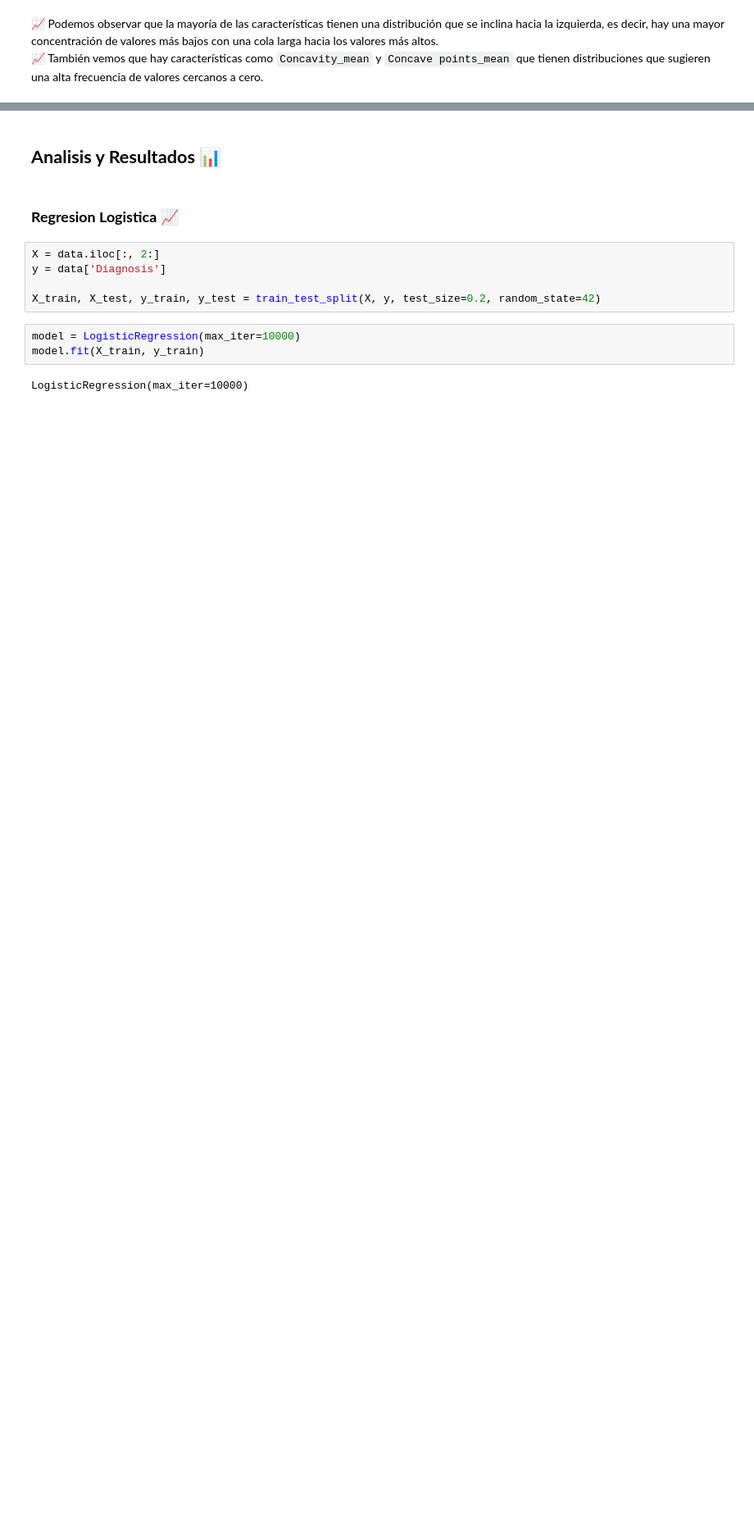
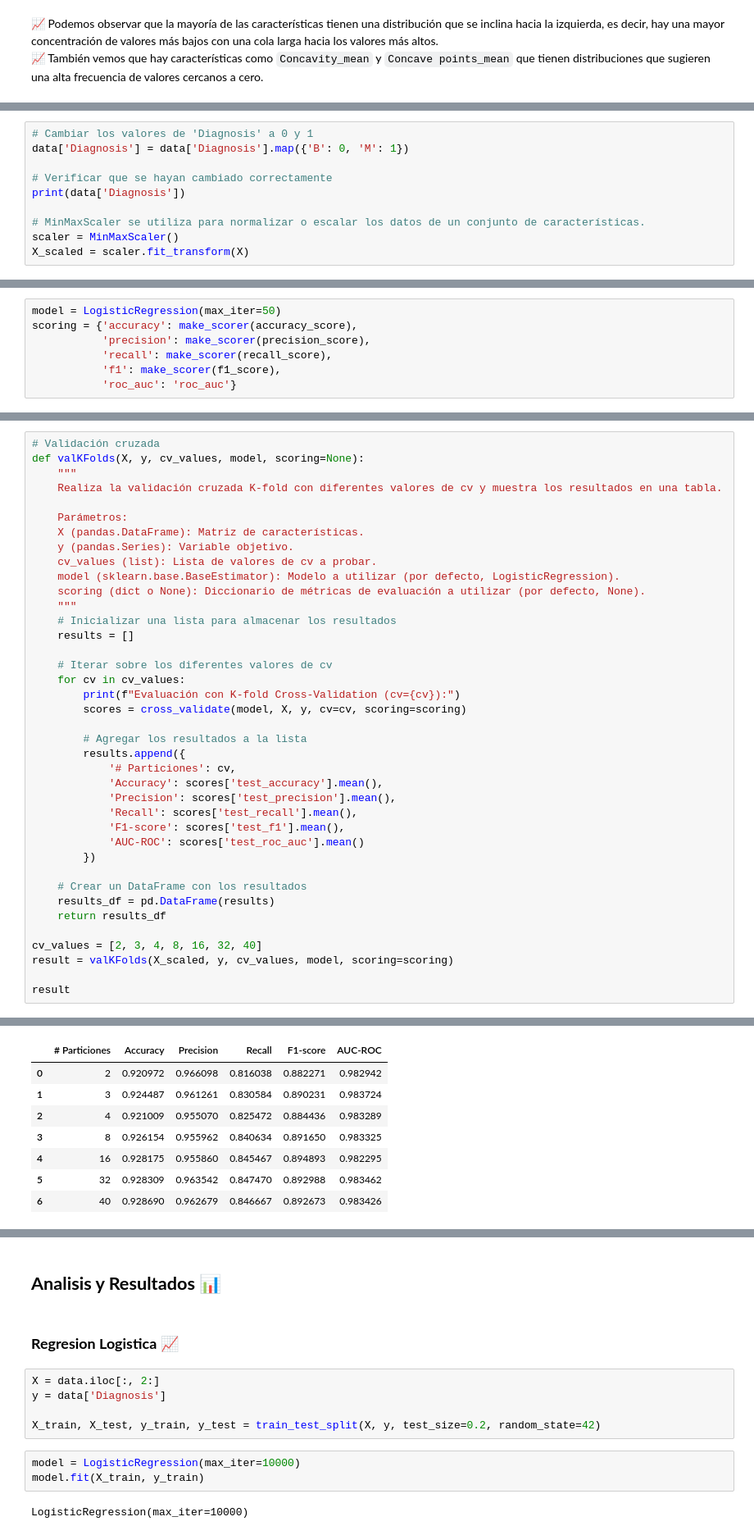
Before and after one commit to C0SS10/AI4ENG-II, a Jupyter notebook: Breast-Cancer-Wisconsin.ipynb, the cells around one changed output, grey strips where cells are left out. Shown: that part at 82% size. Drawn from its saved outputs; the diff is of its cells as text; blank space fills up the shorter version.

Commit message:
Add complete validation methodology 🤓

```diff
--- a/Breast-Cancer-Wisconsin.ipynb
+++ b/Breast-Cancer-Wisconsin.ipynb
@@ -189,0 +214,10 @@ plt.show()
+# %%
+# Cambiar los valores de 'Diagnosis' a 0 y 1
+data['Diagnosis'] = data['Diagnosis'].map({'B': 0, 'M': 1})
+
+# Verificar que se hayan cambiado correctamente
+print(data['Diagnosis'])
+
+# MinMaxScaler se utiliza para normalizar o escalar los datos de un conjunto de características.
+scaler = MinMaxScaler()
+X_scaled = scaler.fit_transform(X)
@@ -189,0 +237,7 @@ plt.show()
+# %%
+model = LogisticRegression(max_iter=50)
+scoring = {'accuracy': make_scorer(accuracy_score),
+           'precision': make_scorer(precision_score),
+           'recall': make_scorer(recall_score),
+           'f1': make_scorer(f1_score),
+           'roc_auc': 'roc_auc'}
@@ -189,0 +312,40 @@ plt.show()
+# %%
+# Validación cruzada
+def valKFolds(X, y, cv_values, model, scoring=None):
+    """
+    Realiza la validación cruzada K-fold con diferentes valores de cv y muestra los resultados en una tabla.
+
+    Parámetros:
+    X (pandas.DataFrame): Matriz de características.
+    y (pandas.Series): Variable objetivo.
+    cv_values (list): Lista de valores de cv a probar.
+    model (sklearn.base.BaseEstimator): Modelo a utilizar (por defecto, LogisticRegression).
+    scoring (dict o None): Diccionario de métricas de evaluación a utilizar (por defecto, None).
+    """
+    # Inicializar una lista para almacenar los resultados
+    results = []
+
+    # Iterar sobre los diferentes valores de cv
+    for cv in cv_values:
+        print(f"Evaluación con K-fold Cross-Validation (cv={cv}):")
+        scores = cross_validate(model, X, y, cv=cv, scoring=scoring)
+
+        # Agregar los resultados a la lista
+        results.append({
+            '# Particiones': cv,
+            'Accuracy': scores['test_accuracy'].mean(),
+            'Precision': scores['test_precision'].mean(),
+            'Recall': scores['test_recall'].mean(),
+            'F1-score': scores['test_f1'].mean(),
+            'AUC-ROC': scores['test_roc_auc'].mean()
+        })
+
+    # Crear un DataFrame con los resultados
+    results_df = pd.DataFrame(results)
+    return results_df
+
+cv_values = [2, 3, 4, 8, 16, 32, 40]
+result = valKFolds(X_scaled, y, cv_values, model, scoring=scoring)
+
+result
+# %% [output]
@@ -189,0 +359,8 @@ plt.show()
+|  | # Particiones | Accuracy | Precision | Recall | F1-score | AUC-ROC |
+| 0 | 2 | 0.920972 | 0.966098 | 0.816038 | 0.882271 | 0.982942 |
+| 1 | 3 | 0.924487 | 0.961261 | 0.830584 | 0.890231 | 0.983724 |
+| 2 | 4 | 0.921009 | 0.955070 | 0.825472 | 0.884436 | 0.983289 |
+| 3 | 8 | 0.926154 | 0.955962 | 0.840634 | 0.891650 | 0.983325 |
+| 4 | 16 | 0.928175 | 0.955860 | 0.845467 | 0.894893 | 0.982295 |
+| 5 | 32 | 0.928309 | 0.963542 | 0.847470 | 0.892988 | 0.983462 |
+| 6 | 40 | 0.928690 | 0.962679 | 0.846667 | 0.892673 | 0.983426 |
```
Also changed, not shown: parts of 29 cells of this notebook.
